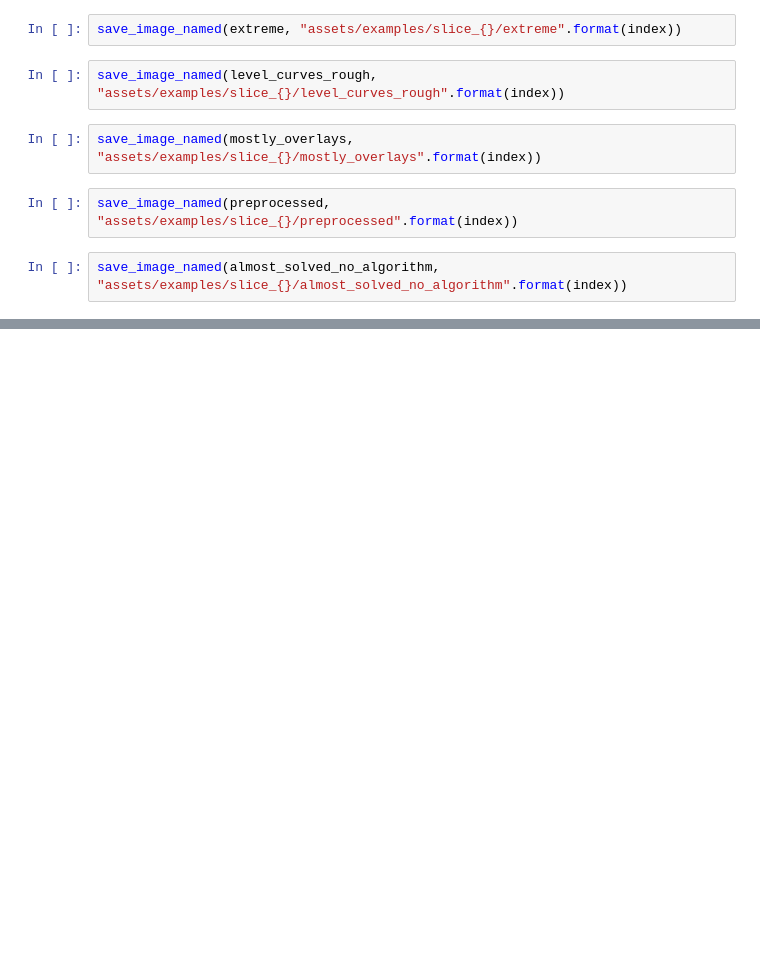
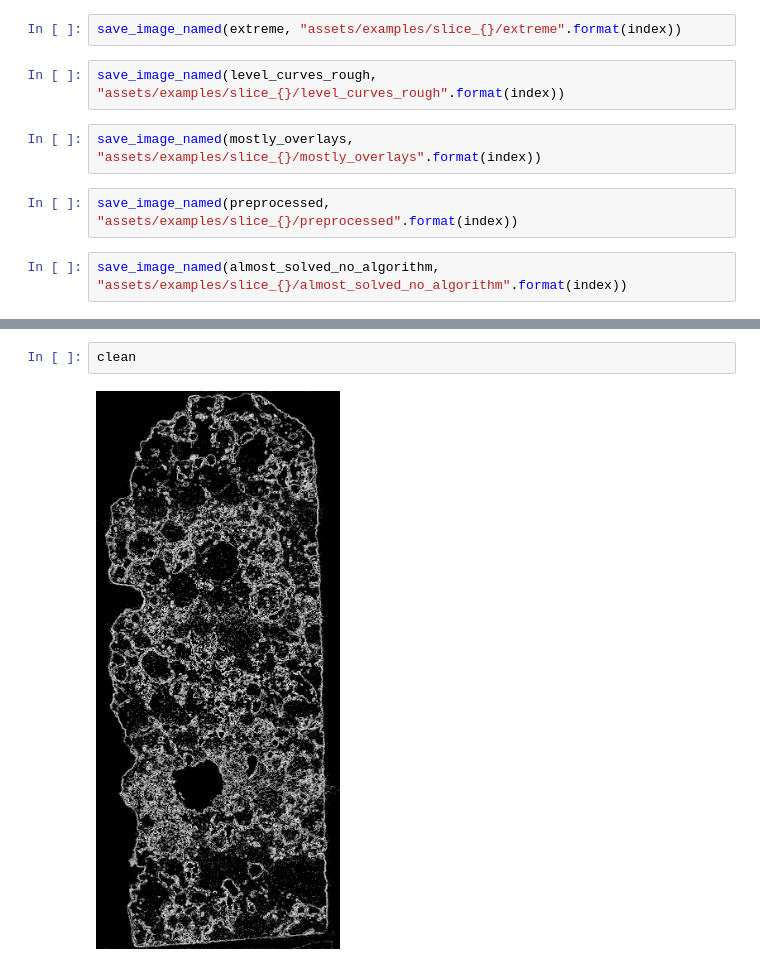
Before and after one commit to HackTheSolarSystem/Meteoright, a Jupyter notebook: notebooks/preprocessing.ipynb, the cells around one changed output, grey strips where cells are left out. Drawn from its saved outputs; the diff is of its cells as text; blank space fills up the shorter version.

```diff
--- a/notebooks/preprocessing.ipynb
+++ b/notebooks/preprocessing.ipynb
@@ -151,0 +154,4 @@ save_image_named(almost_solved_no_algorithm, "assets/examples/slice_{}/almost_so
+# %%
+clean
+# %% [output]
+[figure, added]
```
Also changed, not shown: parts of 15 cells of this notebook.
